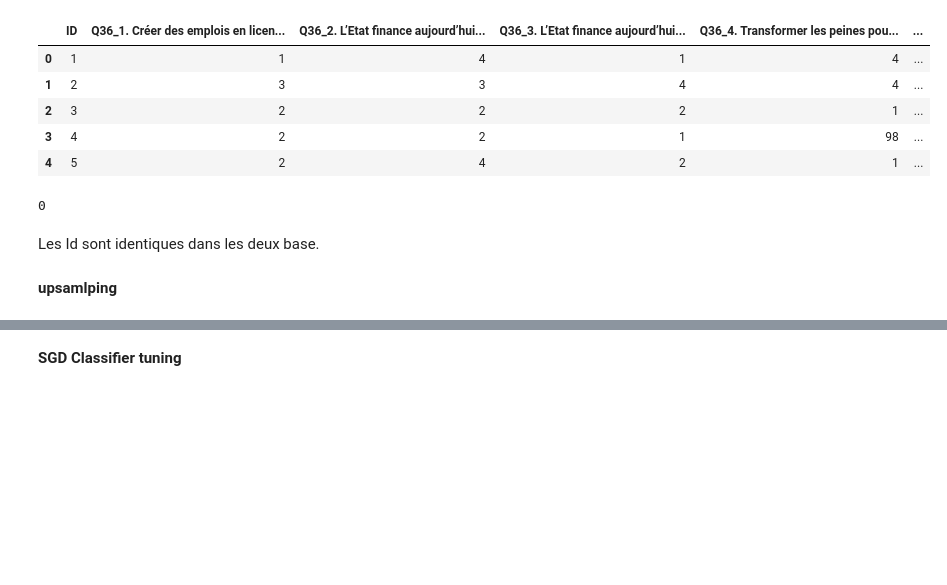
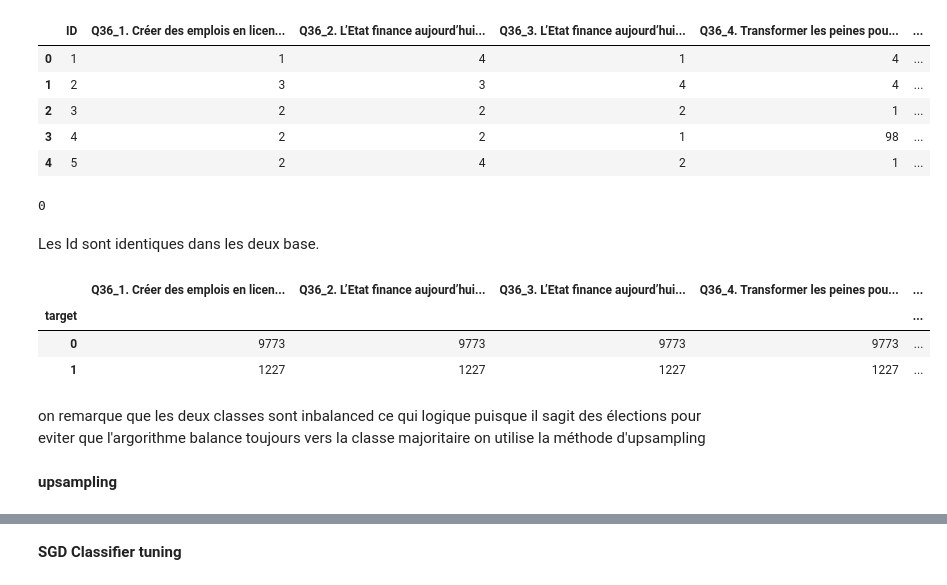
Before and after one commit to med-tz/elelction_Tunisie, a Jupyter notebook: Copie_de_Source.ipynb, the cells around one changed output, grey strips where cells are left out. Drawn from its saved outputs; the diff is of its cells as text; code cells hidden in the pictures; blank space fills up the shorter version.

```diff
--- a/Copie_de_Source.ipynb
+++ b/Copie_de_Source.ipynb
@@ -1130,8 +1130,6 @@ Base2.drop(['ID'],axis=1,inplace=True)
 # %%
 Dict={1:"Nidaa Tounes",2:"Ennahda",3:"Front Populaire",4:"UPL",5:"Afek Tounes",6:"Al Joumhouri",7:"Machrou Tounes",8:"Irada",9:"Courant Démocratique",
       10:"Courant de l`Amour",11:"Albadil",12:"autre",95:"Voterait blanc ou nul",96:"abstension",98:"refus",97:"Ne sait pas",99:"Ne connait pas"}
-# %% [markdown]
-**upsamlping**
 # %%
 Base2.replace(1,-2,inplace=True)
 Base2.replace(2,-1,inplace=True)
@@ -1148,6 +1147,17 @@ def funt(i):
     i=0
   return(i)
 Base2['target'] = [funt(i) for i in Base2["target"]]
+# %%
+Base2.groupby("target").count()
+# %% [output]
+|  | Q36_1. Créer des emplois en licen... | Q36_2. L’Etat finance aujourd’hui... | Q36_3. L’Etat finance aujourd’hui... | Q36_4. Transformer les peines pou... | ... |
+| target |  |  |  |  | ... |
+| 0 | 9773 | 9773 | 9773 | 9773 | ... |
+| 1 | 1227 | 1227 | 1227 | 1227 | ... |
+# %% [markdown]
+on remarque que les deux classes sont inbalanced ce qui logique puisque il sagit des élections pour eviter que l'argorithme balance toujours vers la classe majoritaire on utilise la méthode d'upsampling
+# %% [markdown]
+**upsampling**
 # %%
 df_majority=Base2[Base2.target==0]
 df_minority=Base2[Base2.target==1]
```
Also changed, not shown: parts of 23 cells of this notebook.
